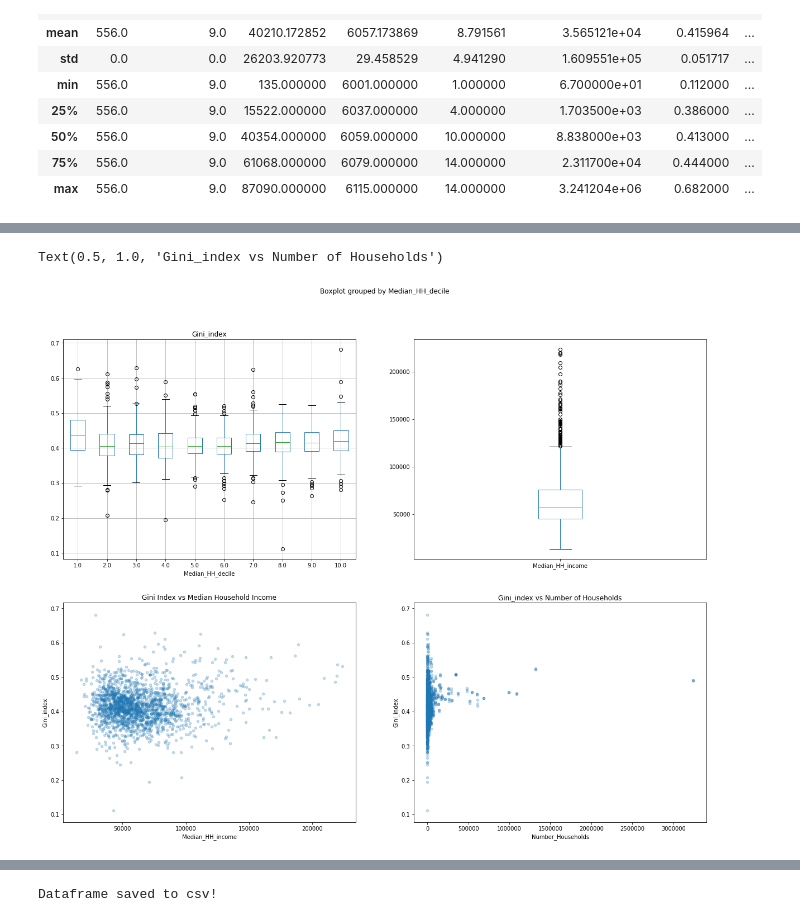
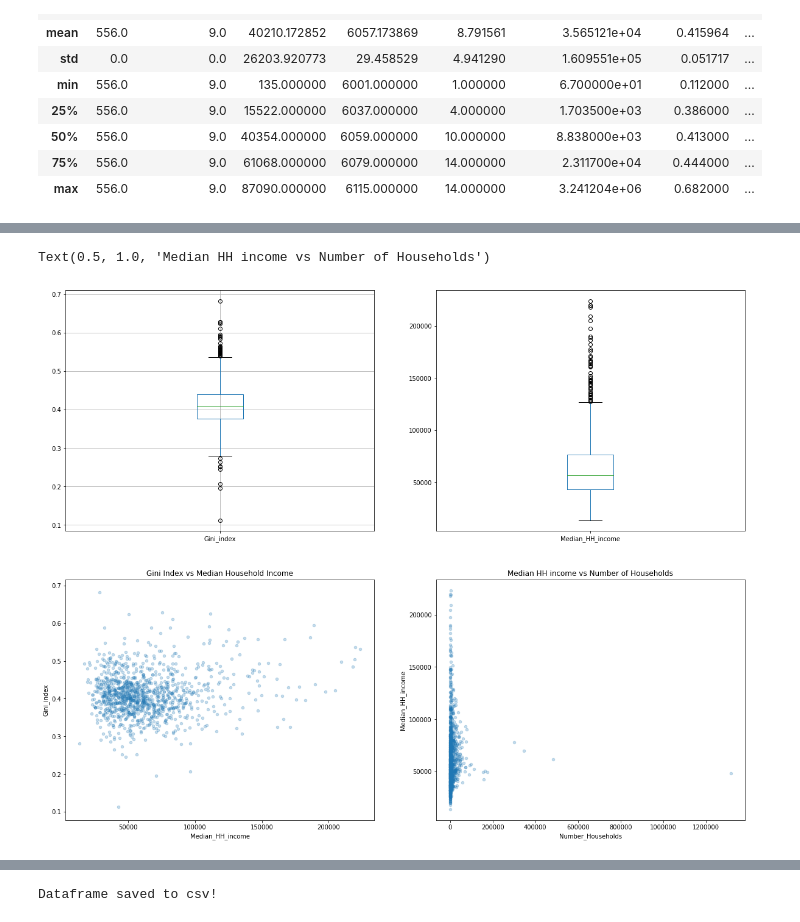
Before and after one commit to Ajstanley89/Income-Inequality-and-California-Culture, a Jupyter notebook: Data Gathering and Exploration.ipynb, the cells around one changed output, grey strips where cells are left out. Saved outputs shown, nothing was run; the diff lists cells and outputs as text; code cells hidden in the pictures.

Commit message:
Data gathering by city

```diff
--- a/Data Gathering and Exploration.ipynb
+++ b/Data Gathering and Exploration.ipynb
@@ -9,9 +10,9 @@ from config import client, client_secret
 # define path to csv file
 file_path = 'data/income-inequality-.csv'
 
-# read csv intp pandas df
-df = pd.read_csv(file_path)
-df.head()
+# read economic data csv intp pandas df
+econ_df = pd.read_csv(file_path)
+econ_df.head()
 # %% [output]
 |  | ind_id | ind_definition | reportyear | race_eth_code | race_eth_name | geotype | geotypevalue | geoname | ... |
 | 0 | 556 | Income inequality: Gini coefficie... | 2005-2007 | 9 | Total | CA | 6 | California | ... |
@@ -34,8 +35,8 @@ df.describe()
 | max | 556.0 | 9.0 | 87090.000000 | 6115.000000 | 14.000000 | 1.257750e+07 | 0.775000 | ... |
 # %%
 # drop rows where gini index or median household income is na
-df = df.dropna(subset=['Gini_index', 'Median_HH_income'])
-df.describe()
+econ_df = econ_df.dropna(subset=['Gini_index', 'Median_HH_income'])
+econ_df.describe()
 # %% [output]
 |  | ind_id | race_eth_code | geotypevalue | county_fips | region_code | Number_Households | Gini_index | ... |
 | count | 1967.0 | 1967.0 | 1967.000000 | 1967.000000 | 1967.000000 | 1.967000e+03 | 1967.000000 | ... |
@@ -46,3 +47,28 @@ df.describe()
 | 50% | 556.0 | 9.0 | 40354.000000 | 6059.000000 | 10.000000 | 8.838000e+03 | 0.413000 | ... |
 | 75% | 556.0 | 9.0 | 61068.000000 | 6079.000000 | 14.000000 | 2.311700e+04 | 0.444000 | ... |
 | max | 556.0 | 9.0 | 87090.000000 | 6115.000000 | 14.000000 | 3.241204e+06 | 0.682000 | ... |
+# %%
+# There's multiple entries for each city because there are multiple report years. Let's average the data together by geoname
+# Only interested in averaging Number_HOuseholds, Gini_index, CA_RR, Median_HH_income
+temp_df = econ_df[['geoname', 'geotype', 'Number_Households', 'Gini_index', 'CA_RR', 'Median_HH_income']]
+avg_econ_df = temp_df.groupby(['geoname', 'geotype']).mean()
+# reset index
+avg_econ_df.reset_index(inplace=True)
+
+# filter for only cities (geo type == PL)
+cities_df = avg_econ_df[avg_econ_df['geotype']=='PL']
+# sort by number of households
+cities_df = cities_df.sort_values(['Number_Households'], ascending=False)
+# reset index
+cities_df = cities_df.reset_index()
+# drop original index column
+cities_df = cities_df.drop(columns=['index'])
+
+# regex to search for ' city' at the end of the string
+p = re.compile(r' city$')
+# remove the ' city' at the end of each geoname
+cities_df['geoname'] = cities_df['geoname'].apply(lambda x: p.sub('', x))
+
+# select the top n cities by population
+n = 50
+cities_df.head(n)
@@ -49,22 +109,22 @@ df.describe()
 # %%
 # let's visually explore the data
 # create figure and axes objects for the subplots. These are graphed in a 2 x 2 grid
 fig = plt.figure(figsize=(20,16))
 ax1 = fig.add_subplot(221)
 ax2 = fig.add_subplot(222)
 ax3 = fig.add_subplot(223)
 ax4 = fig.add_subplot(224)
 
 # make the top row box plots for gini and median incomes. This will visualize outliers
-df.boxplot(by='Median_HH_decile', column='Gini_index', ax=ax1)
-df.plot(kind='box', y='Median_HH_income', ax=ax2)
+cities_df.boxplot(column='Gini_index', ax=ax1)
+cities_df.plot(kind='box', y='Median_HH_income', ax=ax2)
 
 # Use the bottom row for scatter plots showing relationships between variables
-df.plot(kind='scatter', x='Median_HH_income', y='Gini_index', ax=ax3, alpha=0.25)
+cities_df.plot(kind='scatter', x='Median_HH_income', y='Gini_index', ax=ax3, alpha=0.25)
 ax3.set_title('Gini Index vs Median Household Income')
 
-df.plot(kind='scatter', x='Number_Households', y='Gini_index', ax=ax4, alpha=0.25)
-ax4.set_title('Gini_index vs Number of Households')
+cities_df.plot(kind='scatter', x='Number_Households', y='Median_HH_income', ax=ax4, alpha=0.25)
+ax4.set_title('Median HH income vs Number of Households')
 # %% [output]
-Text(0.5, 1.0, 'Gini_index vs Number of Households')
+Text(0.5, 1.0, 'Median HH income vs Number of Households')
-[figure, old version]
+[figure, new version]
```
Also changed, not shown: parts of 20 cells of this notebook, 3 other files.
